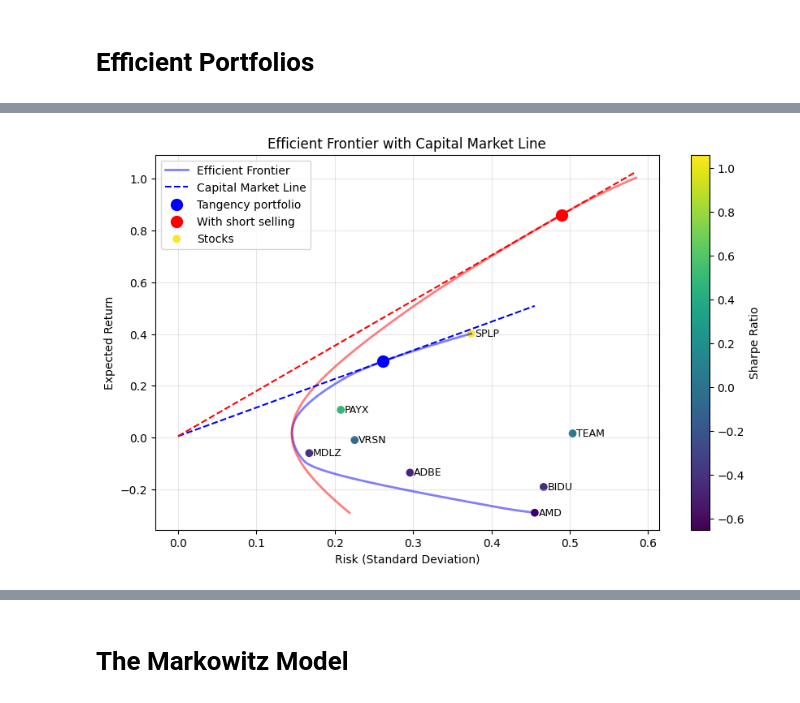
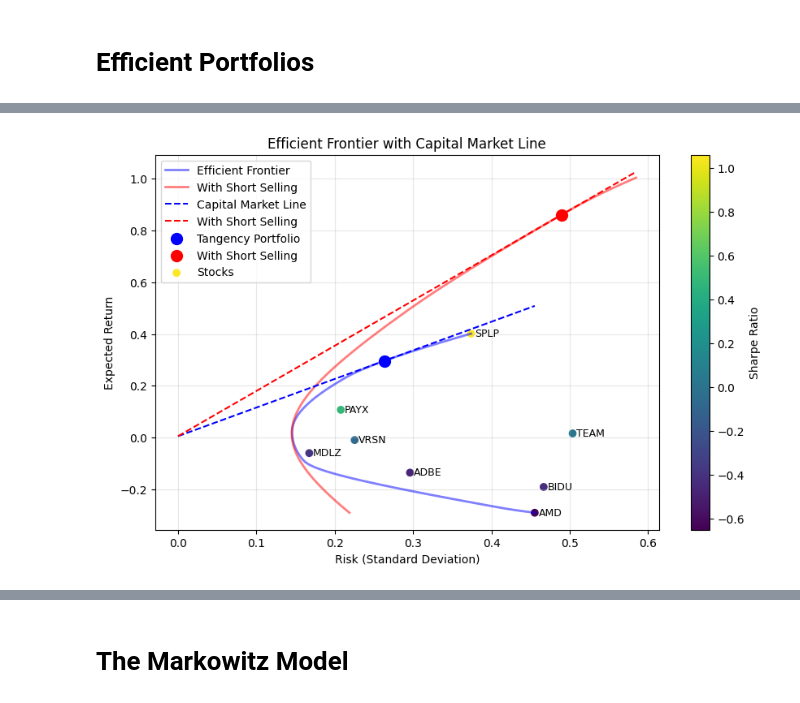
Before and after one commit to ancabenca/ds2-hw, a Jupyter notebook: Projekt -AnalyzaInvestic/AI-VNO.ipynb, the cells around one changed output, grey strips where cells are left out. Cells and saved outputs as stored; diff of their text form; code cells hidden in the pictures.

```diff
--- a/Projekt -AnalyzaInvestic/AI-VNO.ipynb
+++ b/Projekt -AnalyzaInvestic/AI-VNO.ipynb
@@ -551,28 +475,28 @@ def min_volatility_weights(target_return, expected_returns, covariance_matrix, n
     return weights.x
 # %%
 # Generate efficient frontier points without short selling
-target_returns = np.linspace(expected_returns.min()*year, expected_returns.max()*year, 100)
+target_returns = np.linspace(yearly_expected_returns.min(), yearly_expected_returns.max(), 100)
 frontier_returns = []
 frontier_risks = []
 
 for target_return in target_returns:
-    weights = min_volatility_weights(target_return, expected_returns, covariance_matrix, num_assets, False)
-    ret, risk = portfolio_values(weights, expected_returns, covariance_matrix, year)
+    weights = min_volatility_weights(target_return, yearly_expected_returns, yearly_covariance, assets, False)
+    ret, risk = portfolio_values(weights, yearly_expected_returns, yearly_covariance)
     frontier_returns.append(ret)
     frontier_risks.append(risk)
 
 # Calculate Capital Market Line
-max_sharpe_index = np.argmax([ (ret - daily_risk_free_rate*year) / risk for ret, risk in zip(frontier_returns, frontier_risks)])
+max_sharpe_index = np.argmax([ (ret - yearly_risk_free_rate) / risk for ret, risk in zip(frontier_returns, frontier_risks)])
 
 tangency_return = frontier_returns[max_sharpe_index]
 tangency_risk = frontier_risks[max_sharpe_index]
-tangency_weights = min_volatility_weights(tangency_return, expected_returns, covariance_matrix, num_assets, False)
+tangency_weights = min_volatility_weights(tangency_return, yearly_expected_returns, yearly_covariance, assets, False)
 
 # Slope of the Capital Market Line (CML)
-slope_cml = (tangency_return - daily_risk_free_rate*year) / tangency_risk
+slope_cml = (tangency_return - yearly_risk_free_rate) / tangency_risk
 
 # Calculate x_cml and y_cml (Capital Market Line)
 x_cml = np.linspace(0, max(frontier_risks), 100)
-y_cml = daily_risk_free_rate*year + slope_cml * x_cml
+y_cml = yearly_risk_free_rate + slope_cml * x_cml
 print(tangency_weights)
 # %% [output]
@@ -581,27 +505,27 @@ print(tangency_weights)
 # %%
 # Generate efficient frontier points with short selling
-target_returns_s = np.linspace(expected_returns.min()*year, expected_returns.max()*year*2.5, 100)
+target_returns_s = np.linspace(yearly_expected_returns.min(), yearly_expected_returns.max()*2.5, 100)
 frontier_returns_s = []
 frontier_risks_s = []
 
 for target_return in target_returns_s:
-    weights = min_volatility_weights(target_return, expected_returns, covariance_matrix, num_assets, True)
-    ret, risk = portfolio_values(weights, expected_returns, covariance_matrix, year)
+    weights = min_volatility_weights(target_return, yearly_expected_returns, yearly_covariance, assets, True)
+    ret, risk = portfolio_values(weights, yearly_expected_returns, yearly_covariance)
     frontier_returns_s.append(ret)
     frontier_risks_s.append(risk)
 
 # Calculate Capital Market Line
-max_sharpe_index_s = np.argmax([ (ret - daily_risk_free_rate*year) / risk for ret, risk in zip(frontier_returns_s, frontier_risks_s)])
+max_sharpe_index_s = np.argmax([ (ret - yearly_risk_free_rate) / risk for ret, risk in zip(frontier_returns_s, frontier_risks_s)])
 
 tangency_return_s = frontier_returns_s[max_sharpe_index_s]
 tangency_risk_s = frontier_risks_s[max_sharpe_index_s]
-tangency_weights_s = min_volatility_weights(tangency_return_s, expected_returns, covariance_matrix, num_assets, True)
+tangency_weights_s = min_volatility_weights(tangency_return_s, yearly_expected_returns, yearly_covariance, assets, True)
 
 # Slope of the Capital Market Line (CML)
-slope_cml_s = (tangency_return_s - daily_risk_free_rate*year) / tangency_risk_s
+slope_cml_s = (tangency_return_s - yearly_risk_free_rate) / tangency_risk_s
 
 # Calculate x_cml and y_cml (Capital Market Line)
 x_cml_s = np.linspace(0, max(frontier_risks_s), 100)
-y_cml_s = daily_risk_free_rate*year + slope_cml_s * x_cml_s
+y_cml_s = yearly_risk_free_rate + slope_cml_s * x_cml_s
 print(tangency_weights_s)
 # %% [output]
@@ -621,7 +545,8 @@ plt.plot(frontier_risks, frontier_returns,
 plt.plot(frontier_risks_s, frontier_returns_s,
         color='red',
         linewidth=2,
-        alpha = 0.5)
+        alpha = 0.5,
+        label='With Short Selling')
 
 # Plot CML
 plt.plot(x_cml, y_cml,
@@ -630,48 +555,49 @@ color='blue',
         label='Capital Market Line')
 plt.plot(x_cml_s, y_cml_s,
 color='red',
-        linestyle='--')
+        linestyle='--',
+        label='With Short Selling')
 
 # Plot tangency portfolio
 plt.scatter(tangency_risk, tangency_return,
           color='blue',
           marker='o',
           s=100,
-          label='Tangency portfolio')
+          label='Tangency Portfolio')
 plt.scatter(tangency_risk_s, tangency_return_s,
           color='red',
           marker='o',
           s=100,
-          label='With short selling')
+          label='With Short Selling')
 
 # Plot individual assets (stocks)
 tickers = list(stock_files.keys())
 # Calculate risks and returns for all stocks
-risks = np.sqrt(np.diag(covariance_matrix)) * np.sqrt(year)  # Standard deviation
-returns = expected_returns * year  # Annualized returns
-sratios = (returns - risk_free_rate_one*year) / risks #Sharpe ratios
+risks = np.sqrt(np.diag(yearly_covariance))  # Standard deviation
+returns = yearly_expected_returns  # Annualized returns
+sratios = (returns - yearly_risk_free_rate) / risks #Sharpe ratios
 
 # Plot all stocks in one scatter call
 scatter = plt.scatter(risks, returns,
                       c=sratios,
                       alpha=1,
                       label='Stocks')
 
 # Add tickers as text annotations
 for i, ticker in enumerate(tickers):
     plt.text(risks[i]+0.005, returns[i],
              ticker,
              fontsize=9,
              ha='left',
              va='center')
 
 plt.colorbar(scatter, label='Sharpe Ratio')
 plt.xlabel('Risk (Standard Deviation)')
 plt.ylabel('Expected Return')
 plt.title('Efficient Frontier with Capital Market Line')
 plt.legend(loc='upper left')
 plt.grid(True, alpha=0.3)
 plt.show()
 # %% [output]
-[figure, old version]
+[figure, new version]
 # %%
```
Also changed, not shown: parts of 36 cells of this notebook.
